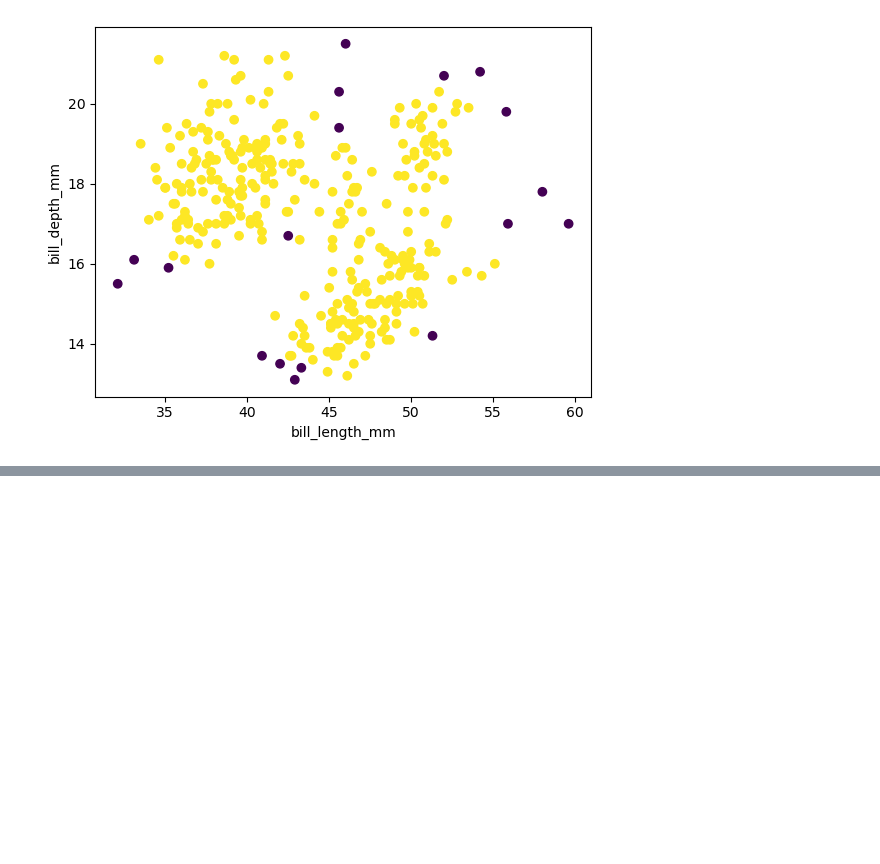
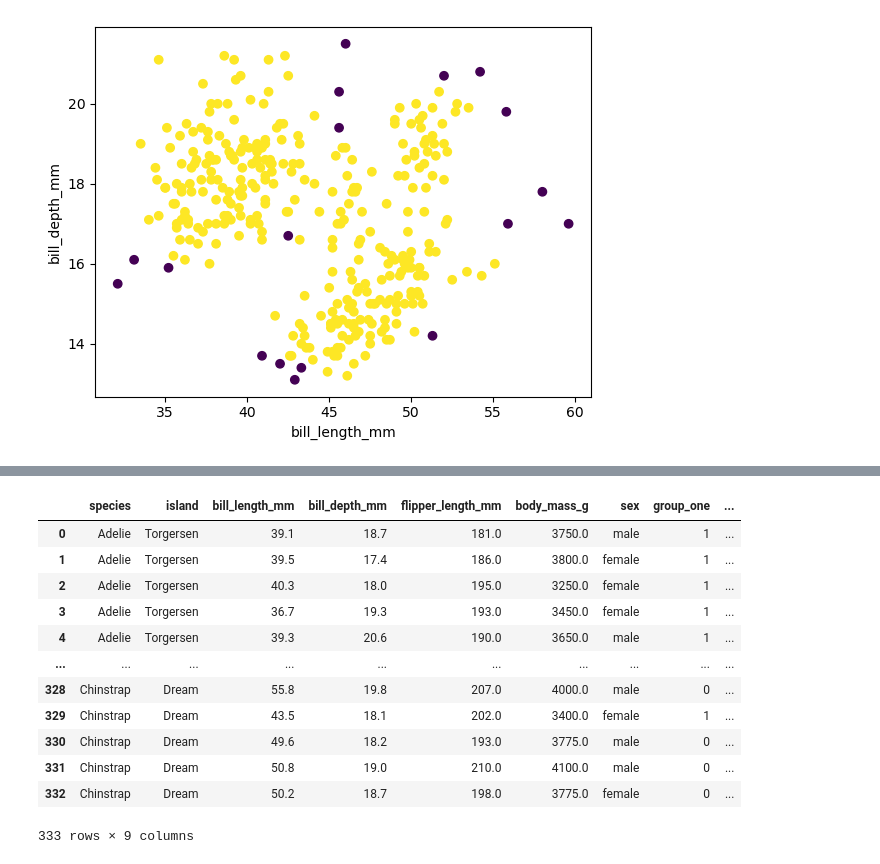
Before and after one commit to muhammadhananbaloch/Machine-Learning-Python, a Jupyter notebook: Scikit Learn/human-learn.ipynb, the cells around one changed output, grey strips where cells are left out. Drawn from its saved outputs; the diff is of its cells as text; code cells hidden in the pictures; blank space fills up the shorter version.

Commit message:
Drawing feature can be used for pipelines in scikit learn and pandas and if no label are there we canstill draw models.

```diff
--- a/Scikit Learn/human-learn.ipynb
+++ b/Scikit Learn/human-learn.ipynb
@@ -276,0 +281,6 @@ Text(0, 0.5, 'bill_depth_mm')
+# %%
+from hulearn.experimental.interactive import InteractiveCharts
+
+# Note that we now supply a list of labels to draw.
+charts = InteractiveCharts(df, labels=["group_one", "group_two"])
+charts.add_chart(x="bill_length_mm", y="bill_depth_mm")
@@ -276,0 +292,6 @@ Text(0, 0.5, 'bill_depth_mm')
+# %%
+from hulearn.preprocessing import InteractivePreprocessor
+tfm = InteractivePreprocessor(json_desc=charts.data())
+# %%
+# The flow for scikit-learn
+tfm.fit(df).transform(df)
@@ -276,0 +316,17 @@ Text(0, 0.5, 'bill_depth_mm')
+# %%
+# The flow for pandas
+df.pipe(tfm.pandas_pipe)
+# %% [output]
+|  | species | island | bill_length_mm | bill_depth_mm | flipper_length_mm | body_mass_g | sex | group_one | ... |
+| 0 | Adelie | Torgersen | 39.1 | 18.7 | 181.0 | 3750.0 | male | 1 | ... |
+| 1 | Adelie | Torgersen | 39.5 | 17.4 | 186.0 | 3800.0 | female | 1 | ... |
+| 2 | Adelie | Torgersen | 40.3 | 18.0 | 195.0 | 3250.0 | female | 1 | ... |
+| 3 | Adelie | Torgersen | 36.7 | 19.3 | 193.0 | 3450.0 | female | 1 | ... |
+| 4 | Adelie | Torgersen | 39.3 | 20.6 | 190.0 | 3650.0 | male | 1 | ... |
+| ... | ... | ... | ... | ... | ... | ... | ... | ... | ... |
+| 328 | Chinstrap | Dream | 55.8 | 19.8 | 207.0 | 4000.0 | male | 0 | ... |
+| 329 | Chinstrap | Dream | 43.5 | 18.1 | 202.0 | 3400.0 | female | 1 | ... |
+| 330 | Chinstrap | Dream | 49.6 | 18.2 | 193.0 | 3775.0 | male | 0 | ... |
+| 331 | Chinstrap | Dream | 50.8 | 19.0 | 210.0 | 4100.0 | male | 0 | ... |
+| 332 | Chinstrap | Dream | 50.2 | 18.7 | 198.0 | 3775.0 | female | 0 | ... |
+333 rows × 9 columns
```
Also changed, not shown: parts of 5 cells of this notebook.
